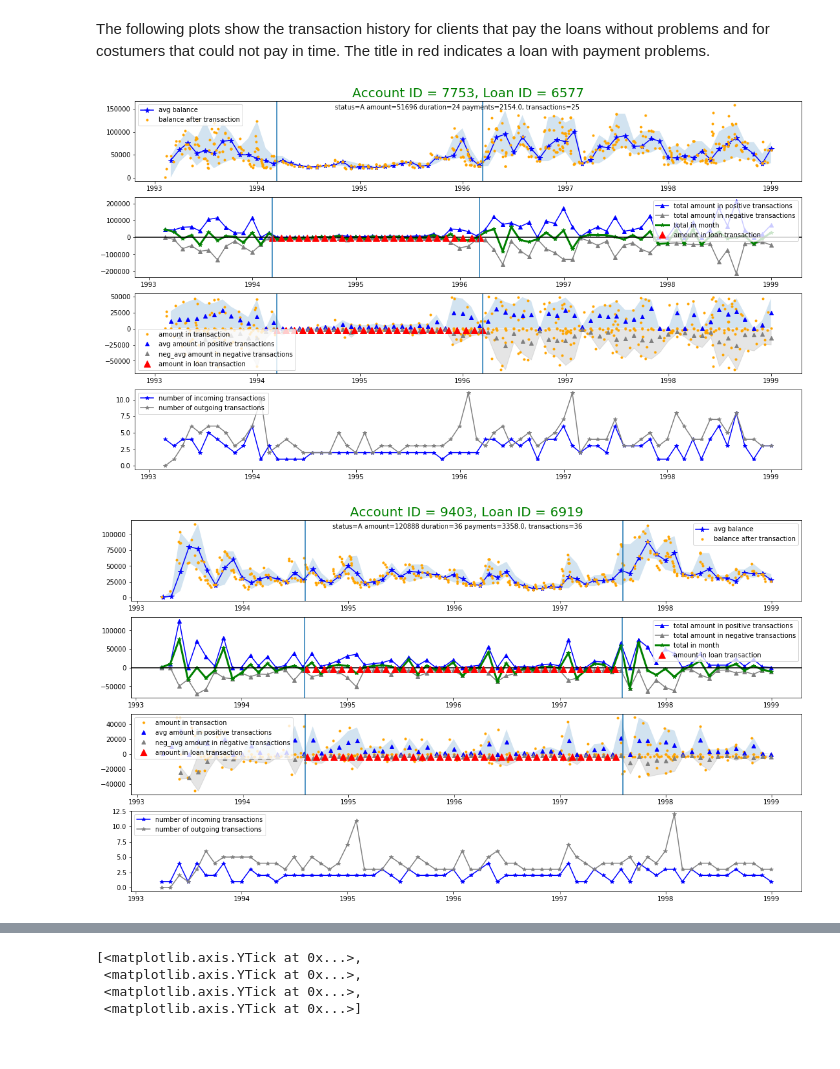
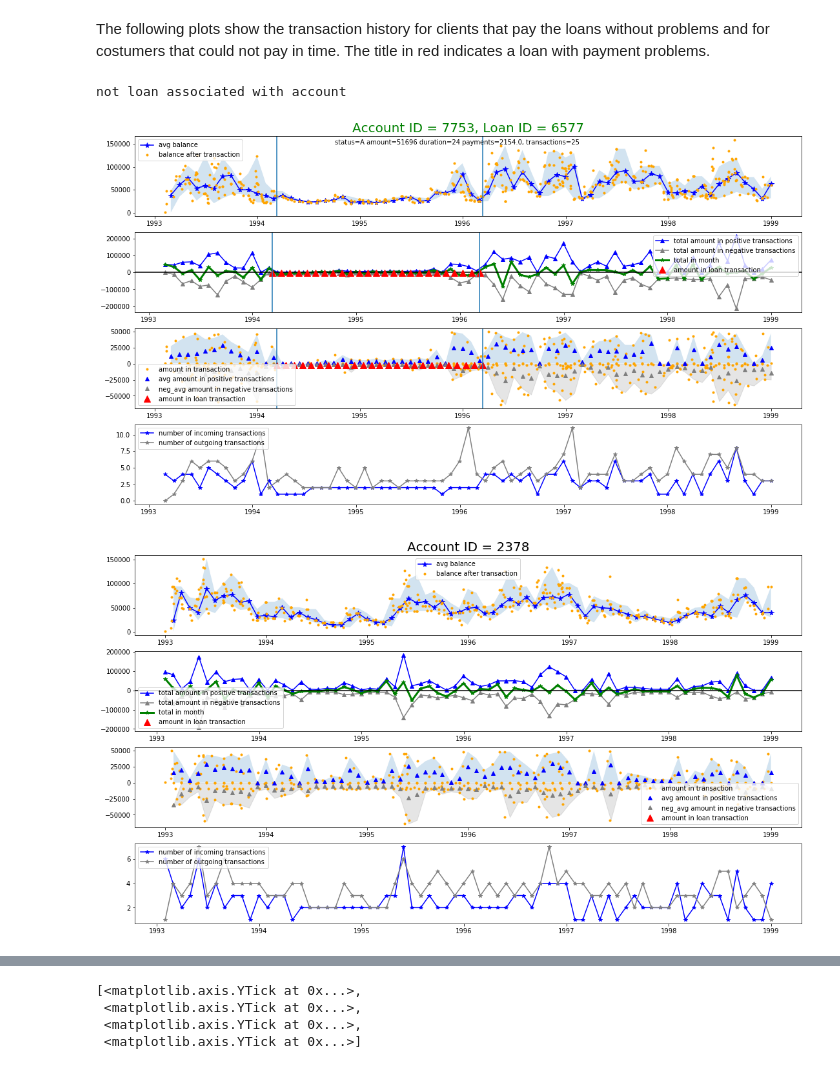
Before and after one commit to dchornillos/explore_financialdata, a Jupyter notebook: Berka_Analysis.ipynb, the cells around one changed output, grey strips where cells are left out. Cells and saved outputs as stored; diff of their text form; code cells hidden in the pictures.

```diff
--- a/Berka_Analysis.ipynb
+++ b/Berka_Analysis.ipynb
@@ -101,13 +131,15 @@ trans2 = cts.map_columns(trans)
 The following plots show the transaction history for clients that pay the loans without problems and for costumers that could not pay in time. The title in red indicates a loan with payment problems.
 # %%
 cts.plot_averages(trans2,loan, 7753)
+cts.plot_averages(trans2,loan, 2378)
 cts.plot_averages(trans2,loan, 9403)
 cts.plot_averages(trans2,loan, 1012)
 
 cts.plot_averages(trans2,loan, 5442)
 cts.plot_averages(trans2,loan, 6400)
 cts.plot_averages(trans2,loan, 10131)
 cts.plot_averages(trans2,loan, 3273)
 # %% [output]
+not loan associated with account
 [figure]
-[figure, old version]
+[figure, new version]
```
Also changed, not shown: parts of 18 cells of this notebook, 10 other files.
